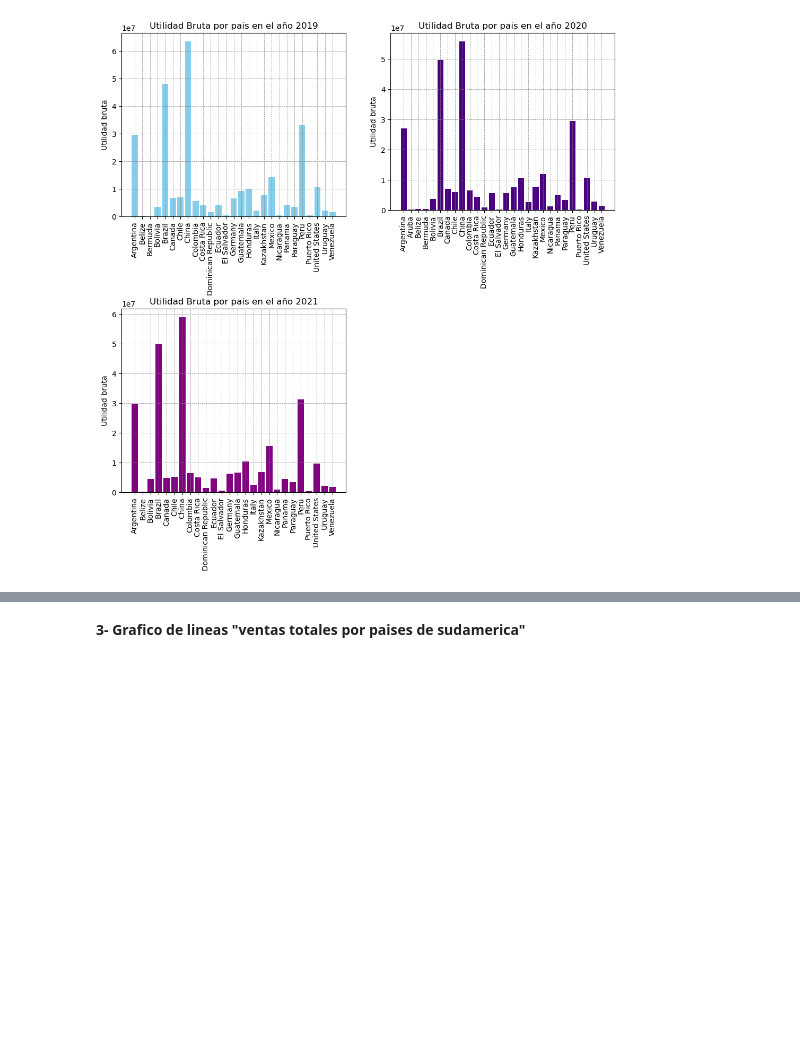
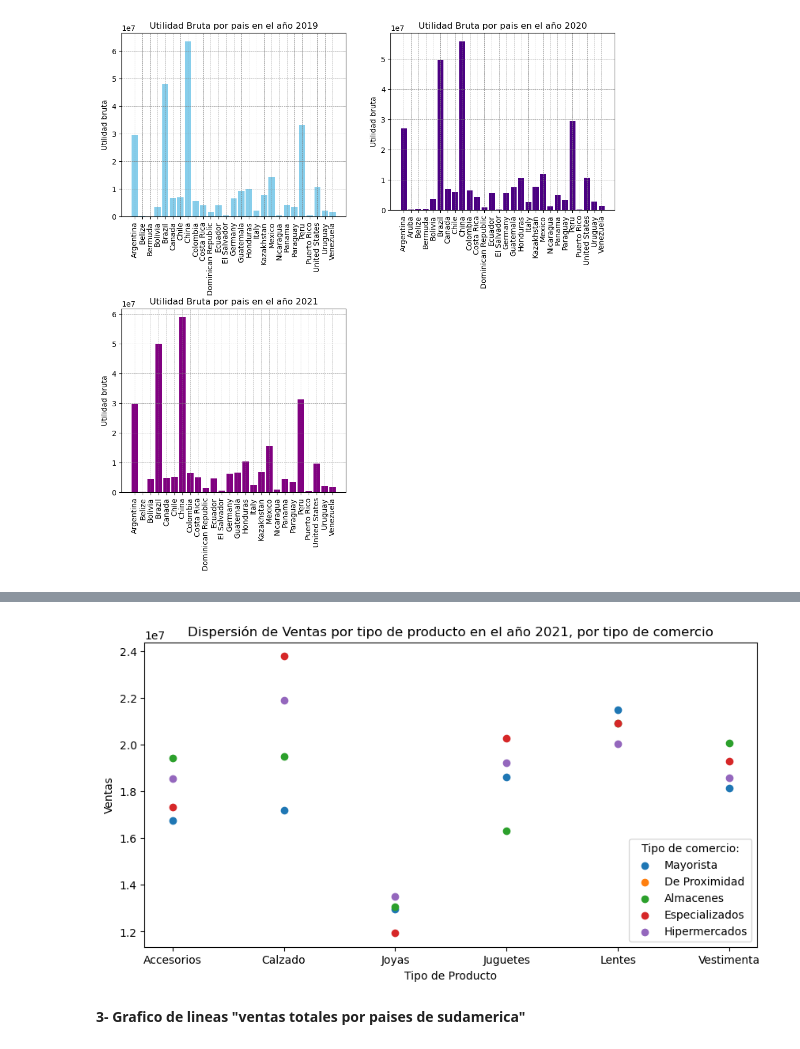
Before and after one commit to manuelpalomeque/ISPC--An-lisisDeDatos--DataBring, a Jupyter notebook: Proyecto Integrador - Analista de Datos - ISPC-Palomeque.ipynb, the cells around one changed output, grey strips where cells are left out. Saved outputs shown, nothing was run; the diff lists cells and outputs as text; code cells hidden in the pictures; blank space fills up the shorter version.

Commit message:
Dispersión de Ventas por tipo de producto en el año 2021, por tipo de comercio

```diff
--- a/Proyecto Integrador - Analista de Datos - ISPC-Palomeque.ipynb
+++ b/Proyecto Integrador - Analista de Datos - ISPC-Palomeque.ipynb
@@ -678,0 +679,10 @@ plt.show()
+# %%
+ventasTipoComercio = dataframe.groupby(['tipo_comercio', 'tipo_producto','año'])['ventas'].sum().reset_index()
+
+ventasMayoristas_2021 = ventasTipoComercio[(ventasTipoComercio['tipo_comercio'] == 'Mayorista') & (ventasTipoComercio['año'] == 2021)]
+ventasDeProximidad_2021 = ventasTipoComercio[(ventasTipoComercio['tipo_comercio'] == 'De Proximidad') & (ventasTipoComercio['año'] == 2021)]
+ventasGrandesAlmacenes_2021 = ventasTipoComercio[(ventasTipoComercio['tipo_comercio'] == 'Grandes Almacenes') & (ventasTipoComercio['año'] == 2021)]
+ventasEspecializado_2021 = ventasTipoComercio[(ventasTipoComercio['tipo_comercio'] == 'Especializado') & (ventasTipoComercio['año'] == 2021)]
+ventasHipermercado_2021 = ventasTipoComercio[(ventasTipoComercio['tipo_comercio'] == 'Hipermercado') & (ventasTipoComercio['año'] == 2021)]
+
+ventasHipermercado_2021
@@ -679,3 +697,21 @@ plt.show()
+# %%
+plt.figure(figsize=(10, 5))
+
+plt.scatter(ventasMayoristas_2021['tipo_producto'], ventasMayoristas_2021['ventas'], label= 'Mayorista')
+plt.scatter(ventasDeProximidad_2021['tipo_producto'], ventasDeProximidad_2021['ventas'], label= 'De Proximidad')
+plt.scatter(ventasGrandesAlmacenes_2021['tipo_producto'], ventasGrandesAlmacenes_2021['ventas'], label= 'Almacenes')
+plt.scatter(ventasEspecializado_2021['tipo_producto'], ventasEspecializado_2021['ventas'], label= 'Especializados')
+plt.scatter(ventasHipermercado_2021['tipo_producto'], ventasHipermercado_2021['ventas'], label= 'Hipermercados')
+
+plt.title('Dispersión de Ventas por tipo de producto en el año 2021, por tipo de comercio')
+plt.xlabel('Tipo de Producto')
+plt.ylabel('Ventas')
+plt.legend(title = "Tipo de comercio:", loc= 'lower right')
+
+
+plt.show()
+# %% [output]
+[figure, added]
 # %% [markdown]
 **3- Grafico de lineas "ventas totales por paises de sudamerica"**
 # %% [markdown]
```
Also changed, not shown: parts of 3 cells of this notebook.
